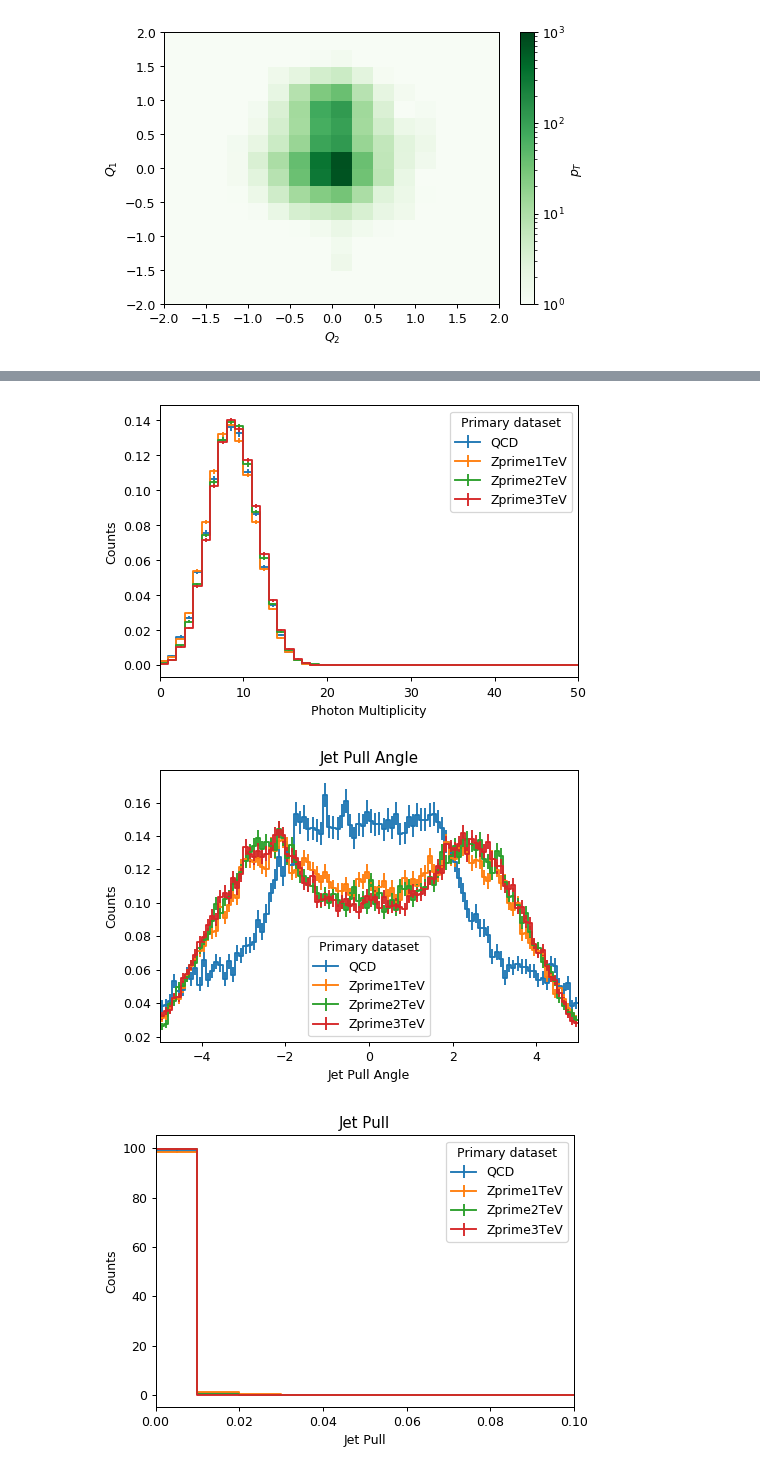
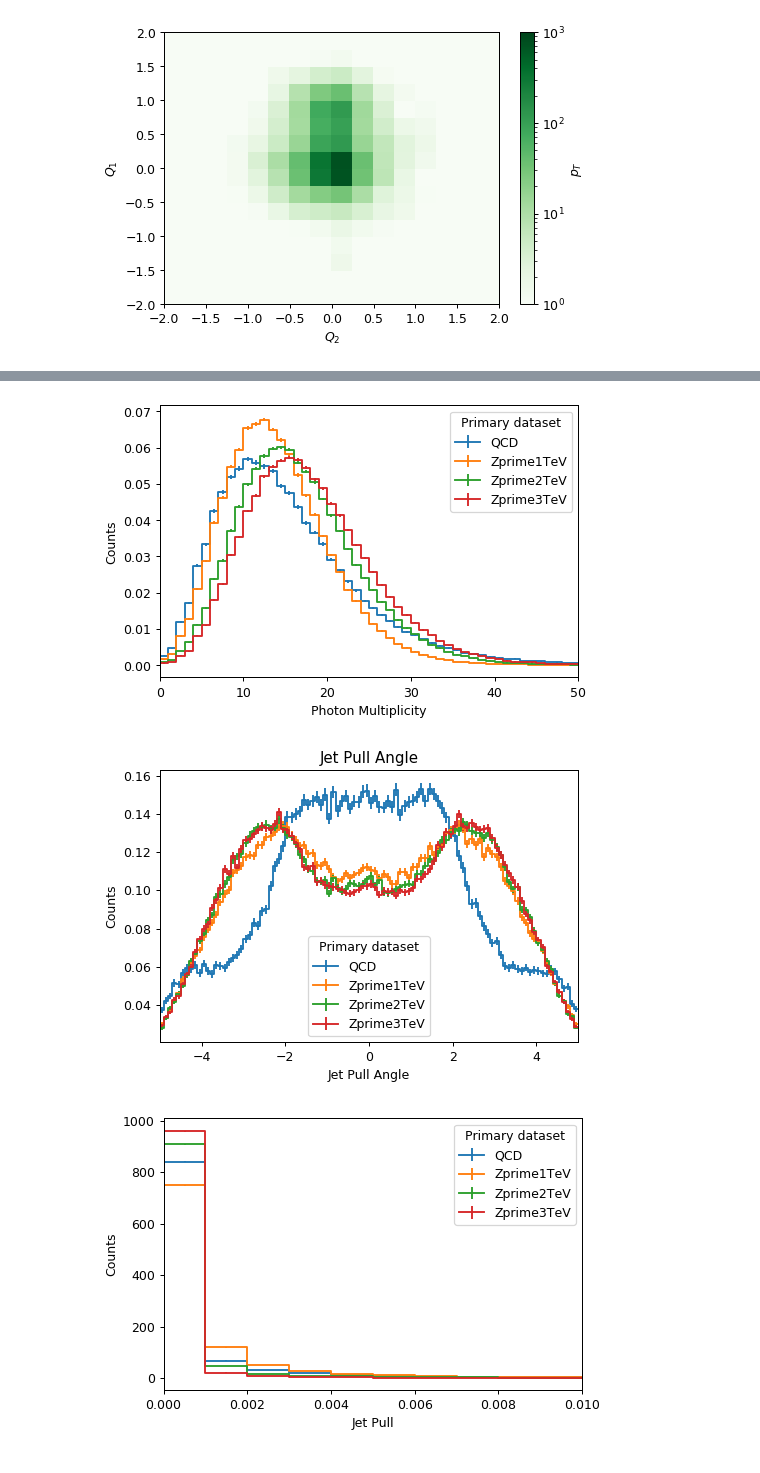
Before and after one commit to mdmorris/XAICoffea, a Jupyter notebook: ShowJets.ipynb, the cells around one changed output, grey strips where cells are left out. Cells and saved outputs as stored; diff of their text form; code cells hidden in the pictures.

Commit message:
changes jet pull bin size, and modified truncated_constituents -> jetconstituesnts for multiplicity

```diff
--- a/ShowJets.ipynb
+++ b/ShowJets.ipynb
@@ -113,13 +113,13 @@ class JetImageProcessor(processor.ProcessorABC):
         pt_axis = hist.Bin("pt", r"$p_{T}$ [GeV]", 1000, 0, 5000)
         m_axis = hist.Bin("m", r"$p_{T}$ [GeV]", 200, 0, 500)
         dr_axis = hist.Bin("dr", r"$\Delta r$", 80, 0, 0.8)
-        chPt_axis = hist.Bin("chPt", r"$p_{T}$ [GeV]", 100, 0, 500)
-        nhPt_axis = hist.Bin("nhPt", r"$p_{T}$ [GeV]", 100, 0, 500)
+#         chPt_axis = hist.Bin("chPt", r"$p_{T}$ [GeV]", 100, 0, 500)
+#         nhPt_axis = hist.Bin("nhPt", r"$p_{T}$ [GeV]", 100, 0, 500)
         hadron_axis = hist.Cat("hadron", "Hadron Category") # hist.Cat -- list of categories
         tau_axis = hist.Bin("tau", r"$\tau$", 100, 0, 1.0)
         mult_axis = hist.Bin("mult", "Multiplicity", 50, 0, 50)
         pullAngle_axis = hist.Bin("pullAngle", "Jet Pull Angle", 100, -5, 5)
-        pull_axis = hist.Bin("pull", "Jet Pull", 100, 0, 1)
+        pull_axis = hist.Bin("pull", "Jet Pull", 100, 0, 0.1)
 
 
         self._accumulator = processor.dict_accumulator({
@@ -266,17 +266,17 @@ class JetImageProcessor(processor.ProcessorABC):
             labels[:,0]=1
 
         # Adding the ch, nh, e, mu, gamma multiplicity information
-        isEle = (abs(truncated_constituents.pdgid) == 11)
-        isMuon = (abs(truncated_constituents.pdgid) == 13)
-        isPho = (abs(truncated_constituents.pdgid) == 22)
-        isCh = (abs(truncated_constituents.pdgid) == 2212) | (abs(truncated_constituents.pdgid) == 211) | (abs(truncated_constituents.pdgid) == 321)
-        isNh = (abs(truncated_constituents.pdgid) == 2112) | (abs(truncated_constituents.pdgid) == 130)
+        isEle = (abs(jetconstituents.pdgid) == 11)
+        isMuon = (abs(jetconstituents.pdgid) == 13)
+        isPho = (abs(jetconstituents.pdgid) == 22)
+        isCh = (abs(jetconstituents.pdgid) == 2212) | (abs(jetconstituents.pdgid) == 211) | (abs(jetconstituents.pdgid) == 321)
+        isNh = (abs(jetconstituents.pdgid) == 2112) | (abs(jetconstituents.pdgid) == 130)
 
-        ele = np.char.multiply('e',pd.DataFrame(isEle).fillna(False).values.astype(int))
-        muon = np.char.multiply('mu',pd.DataFrame(isMuon).fillna(False).values.astype(int))
-        gamma = np.char.multiply('gamma',pd.DataFrame(isPho).fillna(False).values.astype(int))
-        ch = np.char.multiply('ch',pd.DataFrame(isCh).fillna(False).values.astype(int))
-        nh = np.char.multiply('nh',pd.DataFrame(isNh).fillna(False).values.astype(int))
+        ele = np.char.multiply('e',pd.DataFrame((abs(truncated_constituents.pdgid) == 11)).fillna(False).values.astype(int))
+        muon = np.char.multiply('mu',pd.DataFrame((abs(truncated_constituents.pdgid) == 13)).fillna(False).values.astype(int))
+        gamma = np.char.multiply('gamma',pd.DataFrame((abs(truncated_constituents.pdgid) == 22)).fillna(False).values.astype(int))
+        ch = np.char.multiply('ch',pd.DataFrame((abs(truncated_constituents.pdgid) == 2212) | (abs(truncated_constituents.pdgid) == 211) | (abs(truncated_constituents.pdgid) == 321)).fillna(False).values.astype(int))
+        nh = np.char.multiply('nh',pd.DataFrame((abs(truncated_constituents.pdgid) == 2112) | (abs(truncated_constituents.pdgid) == 130)).fillna(False).values.astype(int))
         particleType = np.char.add((np.char.add((np.char.add(ele,gamma)),(np.char.add(ch,nh)))),muon)
 
         # Adding n-subjettiness information
@@ -395,7 +395,7 @@ output = processor.run_uproot_job(fileset,
                                   processor_instance=JetImageProcessor(),
                                   executor=processor.futures_executor,
                                   executor_args={'workers':4, 'flatten': True},
-                                  chunksize=6000, maxchunks=10)
+                                  chunksize=6000, maxchunks=50)
 elapsed = time.time() - tstart
 # print(output)
 # %% [output]
@@ -564,7 +564,7 @@ for iax in ax.flatten():
 fig.show()
 fig.savefig("phoMult_plot.png")
 # %% [output]
-[figure, old version]
+[figure, new version]
 # %%
 fig, ax = hist.plotgrid(output['h_jetPullAngle'], overlay="dataset", stack=False, density=True
                                  )
@@ -576,18 +576,18 @@ for iax in ax.flatten():
 fig.show()
 fig.savefig("pullAngle_plot.png")
 # %% [output]
-[figure, old version]
+[figure, new version]
 # %%
 fig, ax = hist.plotgrid(output['h_jetPull'], overlay="dataset", stack=False, density=True
                                  )
 for iax in ax.flatten():
     iax.autoscale(axis='y')
-    iax.set_title('Jet Pull')
+#     iax.set_title('Jet Pull')
     iax.set_xlabel('Jet Pull')
-    iax.set_xlim([0,0.1])
+    iax.set_xlim([0,0.01])
 
 
 fig.show()
 fig.savefig("jetPull_plot.png")
 # %% [output]
-[figure, old version]
+[figure, new version]
```
Also changed, not shown: parts of 9 cells of this notebook.
